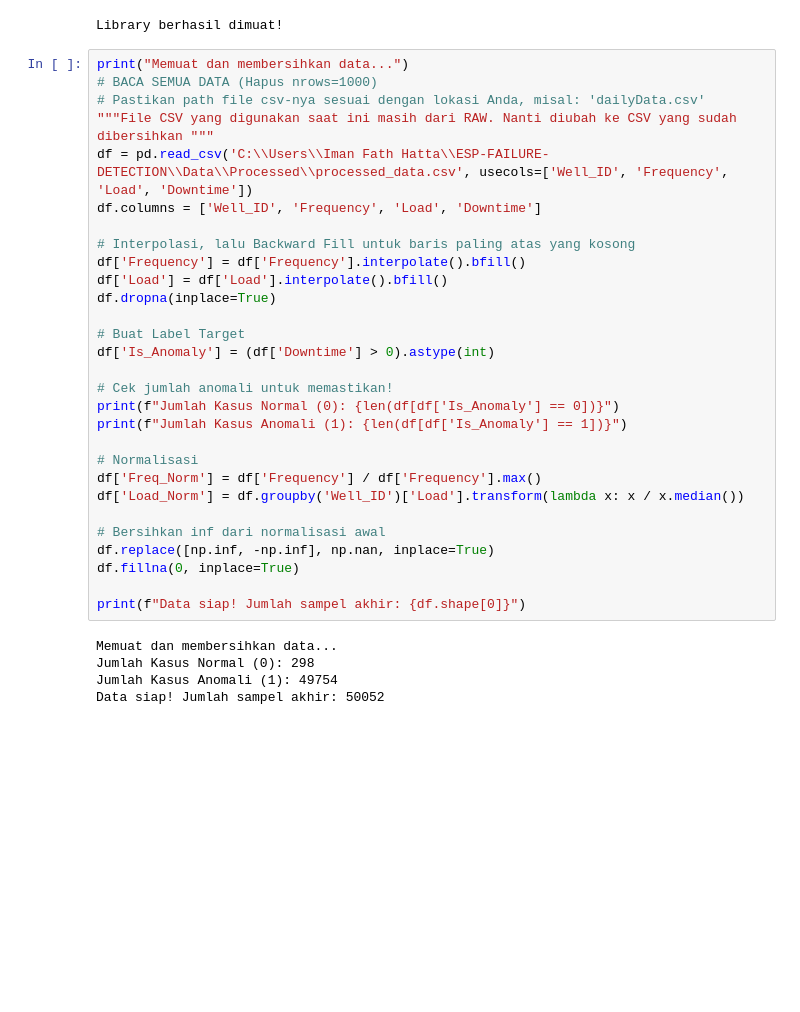
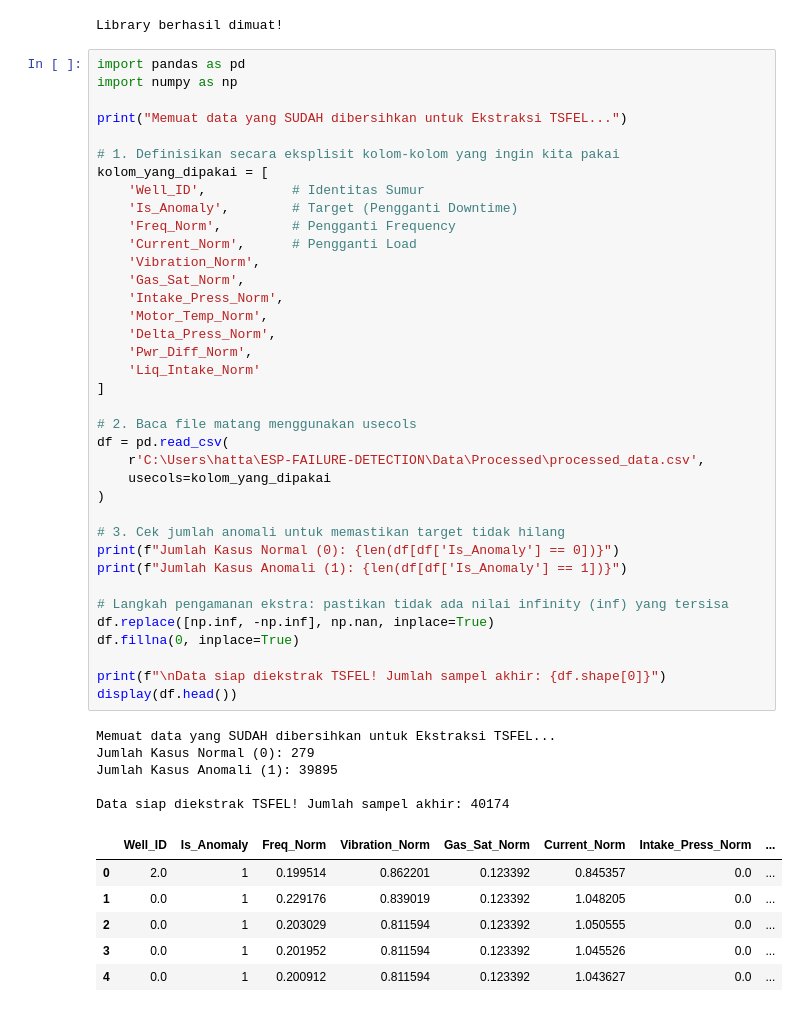
Before and after one commit to Bonarpy/ESP-FAILURE-DETECTION, a Jupyter notebook: Notebook/03_TSFEL_Feature_Analysis.ipynb, the cells around one changed output. Drawn from its saved outputs; the diff is of its cells as text; blank space fills up the shorter version.

Commit message:
Iman Ganteng

```diff
--- a/Notebook/03_TSFEL_Feature_Analysis.ipynb
+++ b/Notebook/03_TSFEL_Feature_Analysis.ipynb
@@ -18,39 +18,54 @@ print("Library berhasil dimuat!")
 # %% [output]
 Library berhasil dimuat!
 # %%
-print("Memuat dan membersihkan data...")
-# BACA SEMUA DATA (Hapus nrows=1000)
-# Pastikan path file csv-nya sesuai dengan lokasi Anda, misal: 'dailyData.csv'
-"""File CSV yang digunakan saat ini masih dari RAW. Nanti diubah ke CSV yang sudah dibersihkan """
-df = pd.read_csv('C:\\Users\\Iman Fath Hatta\\ESP-FAILURE-DETECTION\\Data\\Processed\\processed_data.csv', usecols=['Well_ID', 'Frequency', 'Load', 'Downtime'])
-df.columns = ['Well_ID', 'Frequency', 'Load', 'Downtime']
+import pandas as pd
+import numpy as np
 
-# Interpolasi, lalu Backward Fill untuk baris paling atas yang kosong
-df['Frequency'] = df['Frequency'].interpolate().bfill()
-df['Load'] = df['Load'].interpolate().bfill()
-df.dropna(inplace=True)
+print("Memuat data yang SUDAH dibersihkan untuk Ekstraksi TSFEL...")
 
-# Buat Label Target
-df['Is_Anomaly'] = (df['Downtime'] > 0).astype(int)
+# 1. Definisikan secara eksplisit kolom-kolom yang ingin kita pakai
+kolom_yang_dipakai = [
+    'Well_ID',           # Identitas Sumur
+    'Is_Anomaly',        # Target (Pengganti Downtime)
+    'Freq_Norm',         # Pengganti Frequency
+    'Current_Norm',      # Pengganti Load
+    'Vibration_Norm',
+    'Gas_Sat_Norm',
+    'Intake_Press_Norm',
+    'Motor_Temp_Norm',
+    'Delta_Press_Norm',
+    'Pwr_Diff_Norm',
+    'Liq_Intake_Norm'
+]
 
-# Cek jumlah anomali untuk memastikan!
+# 2. Baca file matang menggunakan usecols
+df = pd.read_csv(
+    r'C:\Users\hatta\ESP-FAILURE-DETECTION\Data\Processed\processed_data.csv',
+    usecols=kolom_yang_dipakai
+)
+
+# 3. Cek jumlah anomali untuk memastikan target tidak hilang
 print(f"Jumlah Kasus Normal (0): {len(df[df['Is_Anomaly'] == 0])}")
 print(f"Jumlah Kasus Anomali (1): {len(df[df['Is_Anomaly'] == 1])}")
 
-# Normalisasi
-df['Freq_Norm'] = df['Frequency'] / df['Frequency'].max()
-df['Load_Norm'] = df.groupby('Well_ID')['Load'].transform(lambda x: x / x.median())
-
-# Bersihkan inf dari normalisasi awal
+# Langkah pengamanan ekstra: pastikan tidak ada nilai infinity (inf) yang tersisa
 df.replace([np.inf, -np.inf], np.nan, inplace=True)
 df.fillna(0, inplace=True)
 
-print(f"Data siap! Jumlah sampel akhir: {df.shape[0]}")
+print(f"\nData siap diekstrak TSFEL! Jumlah sampel akhir: {df.shape[0]}")
+display(df.head())
 # %% [output]
-Memuat dan membersihkan data...
-Jumlah Kasus Normal (0): 298
-Jumlah Kasus Anomali (1): 49754
-Data siap! Jumlah sampel akhir: 50052
+Memuat data yang SUDAH dibersihkan untuk Ekstraksi TSFEL...
+Jumlah Kasus Normal (0): 279
+Jumlah Kasus Anomali (1): 39895
+
+Data siap diekstrak TSFEL! Jumlah sampel akhir: 40174
+|  | Well_ID | Is_Anomaly | Freq_Norm | Vibration_Norm | Gas_Sat_Norm | Current_Norm | Intake_Press_Norm | ... |
+| 0 | 2.0 | 1 | 0.199514 | 0.862201 | 0.123392 | 0.845357 | 0.0 | ... |
+| 1 | 0.0 | 1 | 0.229176 | 0.839019 | 0.123392 | 1.048205 | 0.0 | ... |
+| 2 | 0.0 | 1 | 0.203029 | 0.811594 | 0.123392 | 1.050555 | 0.0 | ... |
+| 3 | 0.0 | 1 | 0.201952 | 0.811594 | 0.123392 | 1.045526 | 0.0 | ... |
+| 4 | 0.0 | 1 | 0.200912 | 0.811594 | 0.123392 | 1.043627 | 0.0 | ... |
 # %%
 print("Memulai ekstraksi TSFEL...")
 
```
Also changed, not shown: parts of 4 cells of this notebook, 8 other files.
